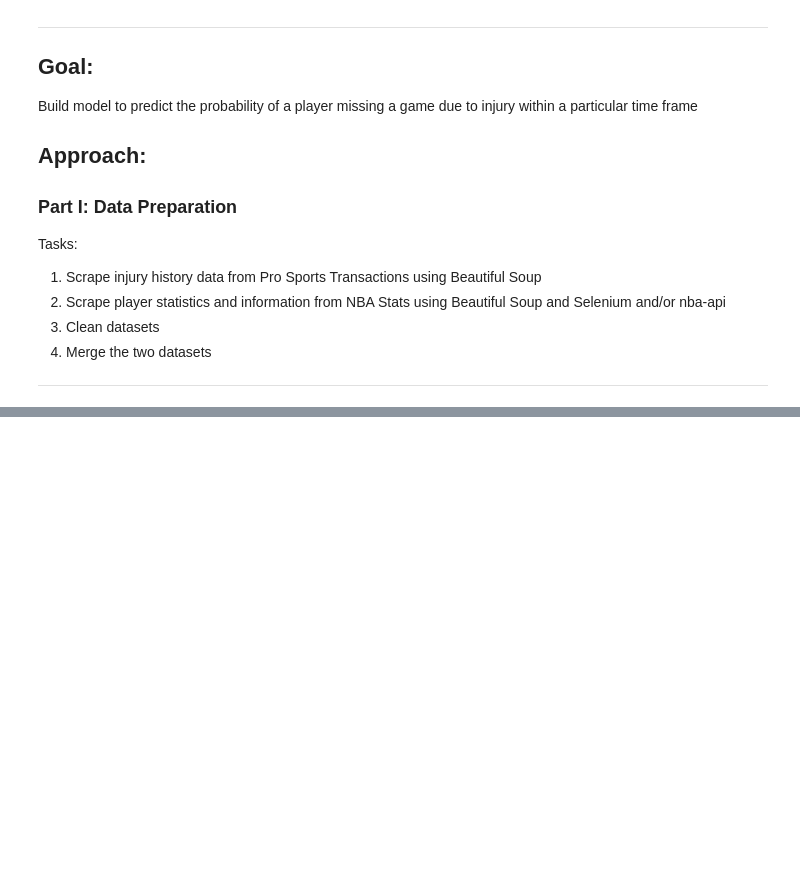
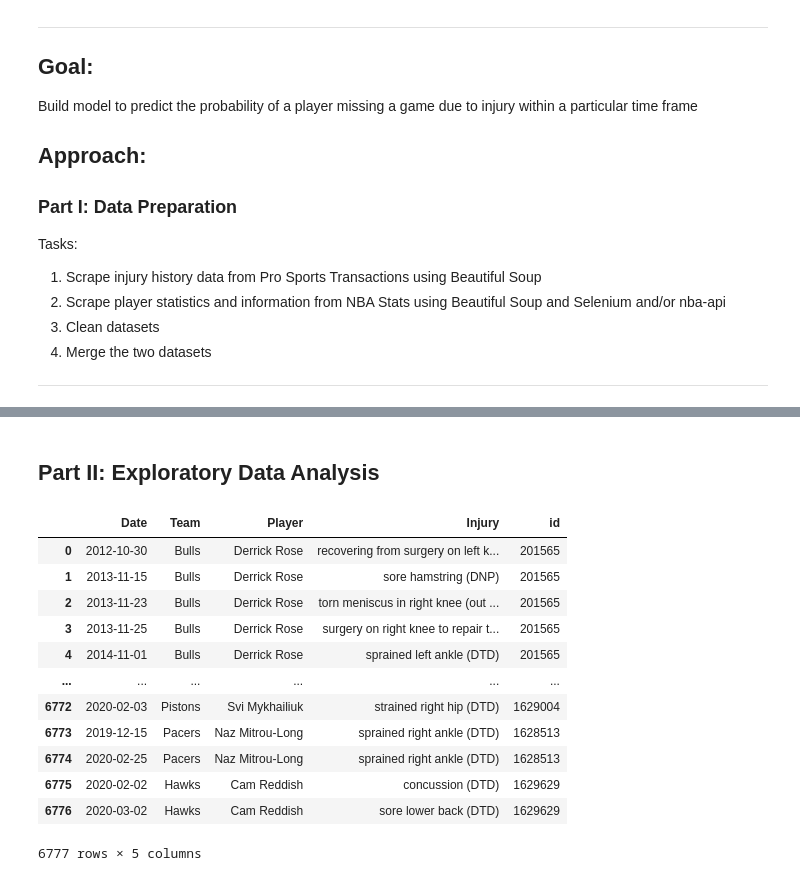
Before and after one commit to joongsim/nba-injuries, a Jupyter notebook: injury_prediction.ipynb, the cells around one changed output, grey strips where cells are left out. Drawn from its saved outputs; the diff is of its cells as text; code cells hidden in the pictures; blank space fills up the shorter version.

```diff
--- a/injury_prediction.ipynb
+++ b/injury_prediction.ipynb
@@ -439,0 +55,18 @@ TypeError: an integer is required (got type NavigableString)
+# %% [markdown]
+## Part II: Exploratory Data Analysis
+# %%
+inj
+# %% [output]
+|  | Date | Team | Player | Injury | id |
+| 0 | 2012-10-30 | Bulls | Derrick Rose | recovering from surgery on left k... | 201565 |
+| 1 | 2013-11-15 | Bulls | Derrick Rose | sore hamstring (DNP) | 201565 |
+| 2 | 2013-11-23 | Bulls | Derrick Rose | torn meniscus in right knee (out ... | 201565 |
+| 3 | 2013-11-25 | Bulls | Derrick Rose | surgery on right knee to repair t... | 201565 |
+| 4 | 2014-11-01 | Bulls | Derrick Rose | sprained left ankle (DTD) | 201565 |
+| ... | ... | ... | ... | ... | ... |
+| 6772 | 2020-02-03 | Pistons | Svi Mykhailiuk | strained right hip (DTD) | 1629004 |
+| 6773 | 2019-12-15 | Pacers | Naz Mitrou-Long | sprained right ankle (DTD) | 1628513 |
+| 6774 | 2020-02-25 | Pacers | Naz Mitrou-Long | sprained right ankle (DTD) | 1628513 |
+| 6775 | 2020-02-02 | Hawks | Cam Reddish | concussion (DTD) | 1629629 |
+| 6776 | 2020-03-02 | Hawks | Cam Reddish | sore lower back (DTD) | 1629629 |
+6777 rows × 5 columns
```
Also changed, not shown: parts of 66 cells of this notebook, 7 other files.
